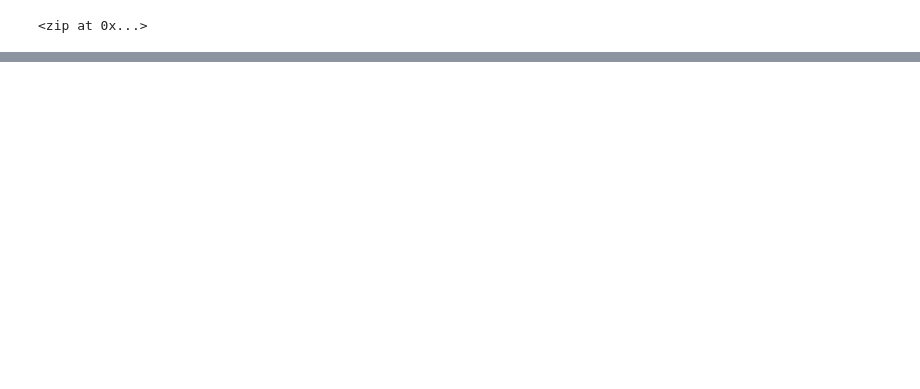
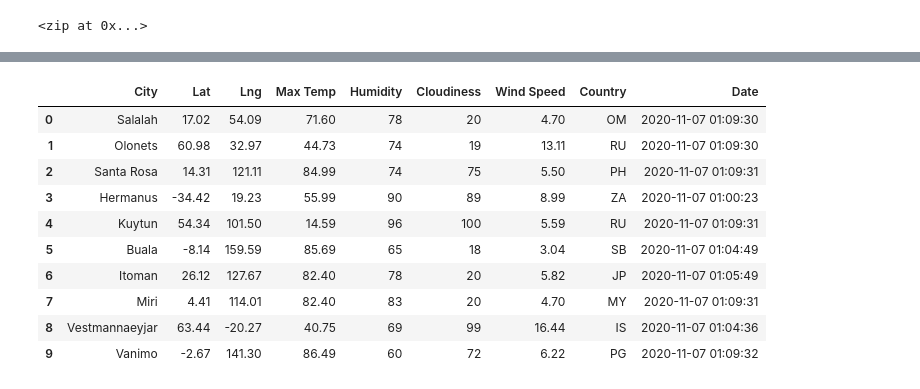
Before and after one commit to Mattiejordan/World_Weather_Analysis, a Jupyter notebook: Weather_Database.ipynb, the cells around one changed output, grey strips where cells are left out. Cells and saved outputs as stored; diff of their text form; code cells hidden in the pictures; blank space fills up the shorter version.

```diff
--- a/Weather_Database.ipynb
+++ b/Weather_Database.ipynb
@@ -35,4 +69,9 @@ lat_lngs
 #4. Get the nearest city using the citipy module.
 # Use the citipy module to determine city based on latitude and longitude.
 from citipy import citipy
+
 #how to find Nearest??
+
+# Add the latitudes and longitudes to a list.
+coordinates = list(lat_lngs)
+lat_lngs
@@ -49,0 +80,12 @@ from citipy import citipy
+# %%
+# Create a list for holding the cities.
+cities = []
+# Identify the nearest city for each latitude and longitude combination.
+for coordinate in coordinates:
+    city = citipy.nearest_city(coordinate[0], coordinate[1]).city_name
+
+    # If the city is unique, then we will add it to the cities list.
+    if city not in cities:
+        cities.append(city)
+# Print the city count to confirm sufficient count.
+len(cities)
@@ -49,0 +94,7 @@ from citipy import citipy
+# %%
+#5. Perform an API call with the OpenWeatherMap.
+
+
+# Starting URL for Weather Map API Call.
+url = "http://api.openweathermap.org/data/2.5/weather?units=Imperial&APPID=" + weather_api_key
+print(url)
@@ -50,5 +202,21 @@ from citipy import citipy
 # %%
 #7 Add the data to a new DataFrame.
+
+#like # Convert the array of dictionaries to a Pandas DataFrame.
+city_data_df = pd.DataFrame(city_data)
+city_data_df.head(10)
+# %% [output]
+|  | City | Lat | Lng | Max Temp | Humidity | Cloudiness | Wind Speed | Country | Date |
+| 0 | Salalah | 17.02 | 54.09 | 71.60 | 78 | 20 | 4.70 | OM | 2020-11-07 01:09:30 |
+| 1 | Olonets | 60.98 | 32.97 | 44.73 | 74 | 19 | 13.11 | RU | 2020-11-07 01:09:30 |
+| 2 | Santa Rosa | 14.31 | 121.11 | 84.99 | 74 | 75 | 5.50 | PH | 2020-11-07 01:09:31 |
+| 3 | Hermanus | -34.42 | 19.23 | 55.99 | 90 | 89 | 8.99 | ZA | 2020-11-07 01:00:23 |
+| 4 | Kuytun | 54.34 | 101.50 | 14.59 | 96 | 100 | 5.59 | RU | 2020-11-07 01:09:31 |
+| 5 | Buala | -8.14 | 159.59 | 85.69 | 65 | 18 | 3.04 | SB | 2020-11-07 01:04:49 |
+| 6 | Itoman | 26.12 | 127.67 | 82.40 | 78 | 20 | 5.82 | JP | 2020-11-07 01:05:49 |
+| 7 | Miri | 4.41 | 114.01 | 82.40 | 83 | 20 | 4.70 | MY | 2020-11-07 01:09:31 |
+| 8 | Vestmannaeyjar | 63.44 | -20.27 | 40.75 | 69 | 99 | 16.44 | IS | 2020-11-07 01:04:36 |
+| 9 | Vanimo | -2.67 | 141.30 | 86.49 | 60 | 72 | 6.22 | PG | 2020-11-07 01:09:32 |
 # %%
 #8. Export the DataFrame as a CSV file,
 # and save it as WeatherPy_Database.csv in the Weather_Database folder.
```
Also changed, not shown: parts of 11 cells of this notebook, 3 other files.
